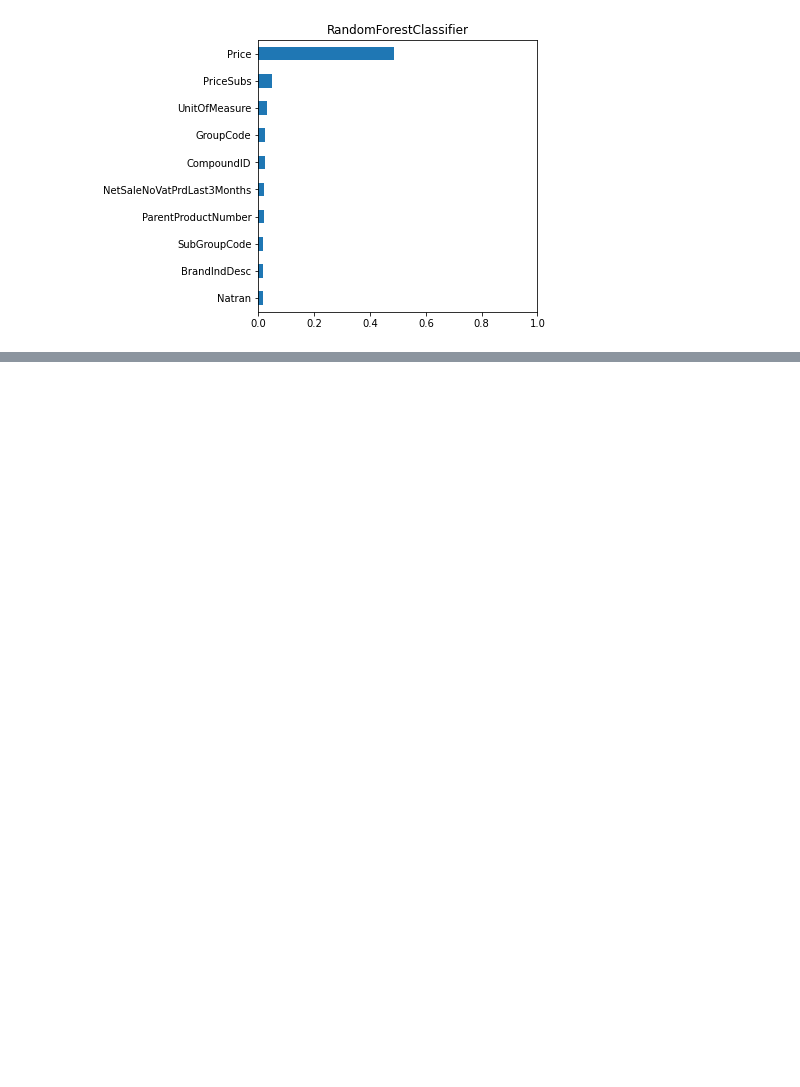
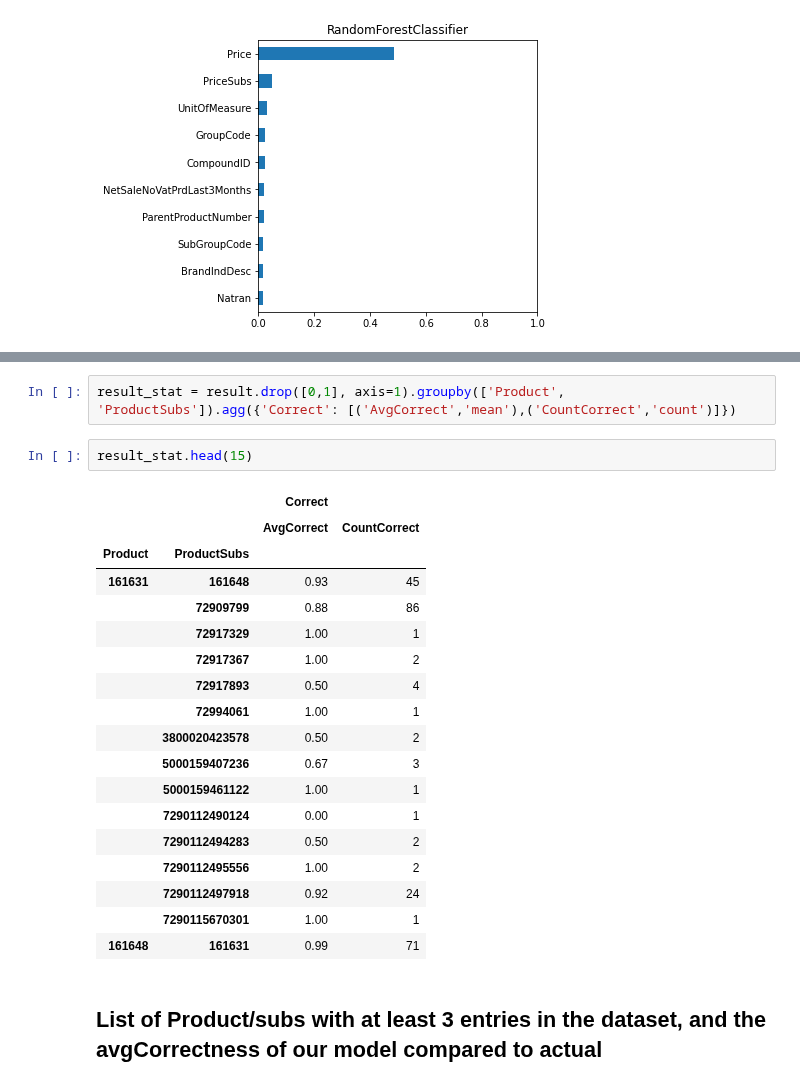
Before and after one commit to DanielKorenDataScience/ClassificationProject, a Jupyter notebook: Shufersal_predict.ipynb, the cells around one changed output, grey strips where cells are left out. Drawn from its saved outputs; the diff is of its cells as text; blank space fills up the shorter version.

```diff
--- a/Shufersal_predict.ipynb
+++ b/Shufersal_predict.ipynb
@@ -475,0 +638,25 @@ running:  RandomForestClassifier (38122, 48)
+# %%
+result_stat = result.drop([0,1], axis=1).groupby(['Product', 'ProductSubs']).agg({'Correct': [('AvgCorrect','mean'),('CountCorrect','count')]})
+# %%
+result_stat.head(15)
+# %% [output]
+|  |  | Correct |  |
+|  |  | AvgCorrect | CountCorrect |
+| Product | ProductSubs |  |  |
+| 161631 | 161648 | 0.93 | 45 |
+|  | 72909799 | 0.88 | 86 |
+|  | 72917329 | 1.00 | 1 |
+|  | 72917367 | 1.00 | 2 |
+|  | 72917893 | 0.50 | 4 |
+|  | 72994061 | 1.00 | 1 |
+|  | 3800020423578 | 0.50 | 2 |
+|  | 5000159407236 | 0.67 | 3 |
+|  | 5000159461122 | 1.00 | 1 |
+|  | 7290112490124 | 0.00 | 1 |
+|  | 7290112494283 | 0.50 | 2 |
+|  | 7290112495556 | 1.00 | 2 |
+|  | 7290112497918 | 0.92 | 24 |
+|  | 7290115670301 | 1.00 | 1 |
+| 161648 | 161631 | 0.99 | 71 |
+# %% [markdown]
+## List of Product/subs with at least 3 entries in the dataset, and the avgCorrectness of our model compared to actual
```
Also changed, not shown: parts of 39 cells of this notebook.
